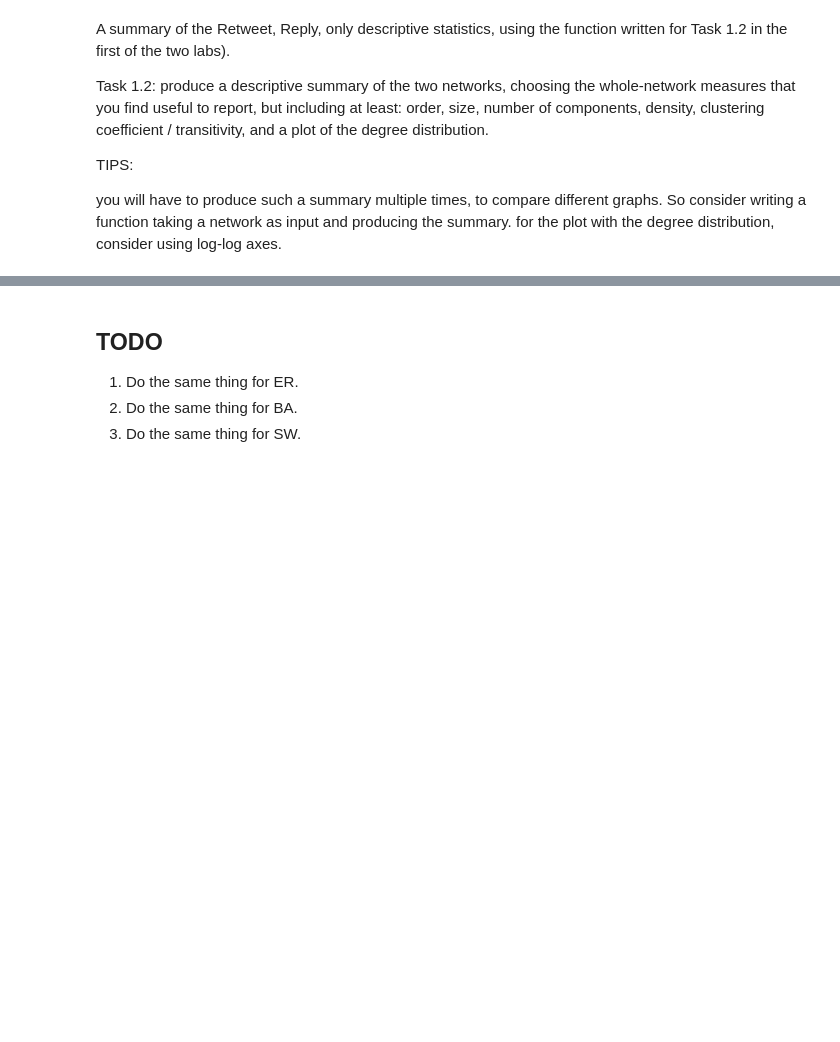
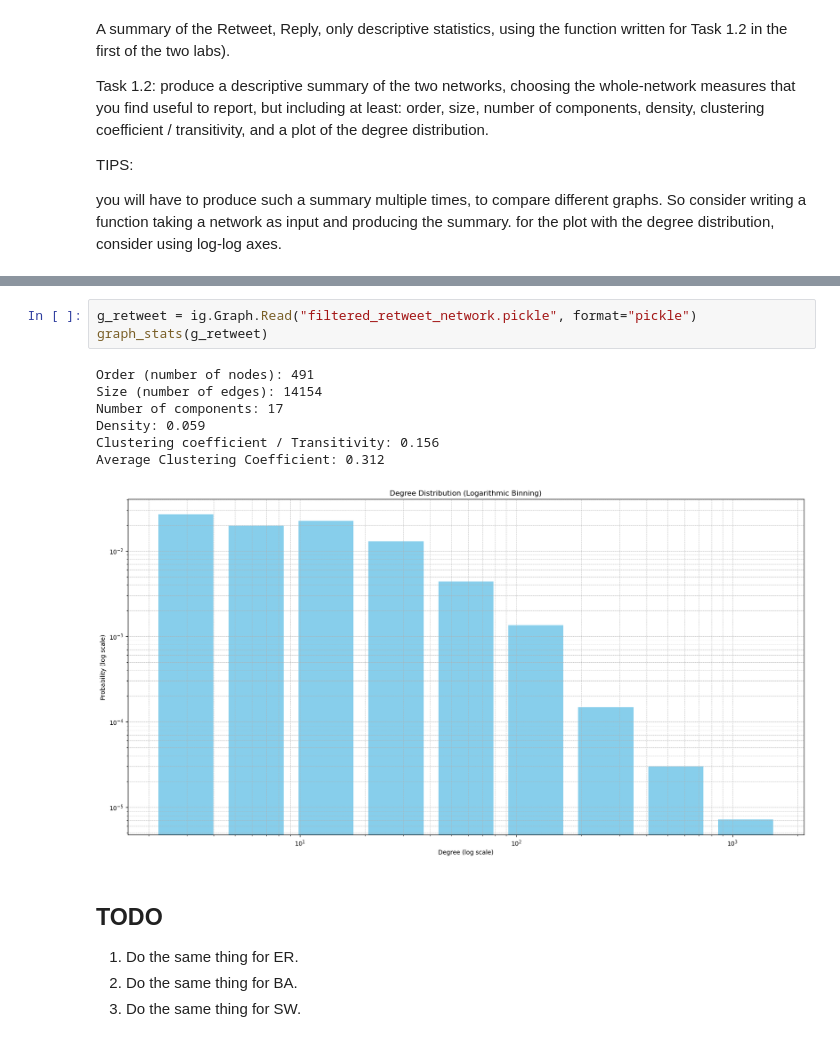
Before and after one commit to SunAndClouds/mining-of-social-data, a Jupyter notebook: lab_1_and_2/task1.ipynb, the cells around one changed output, grey strips where cells are left out. Drawn from its saved outputs; the diff is of its cells as text; blank space fills up the shorter version.

```diff
--- a/lab_1_and_2/task1.ipynb
+++ b/lab_1_and_2/task1.ipynb
@@ -68,3 +132,14 @@ Average Clustering Coefficient: 0.370
+# %%
+g_retweet = ig.Graph.Read("filtered_retweet_network.pickle", format="pickle")
+graph_stats(g_retweet)
+# %% [output]
+Order (number of nodes): 491
+Size (number of edges): 14154
+Number of components: 17
+Density: 0.059
+Clustering coefficient / Transitivity: 0.156
+Average Clustering Coefficient: 0.312
+[figure, added]
 # %% [markdown]
 ## TODO
 1. Do the same thing for ER.
```
Also changed, not shown: parts of 2 cells of this notebook, 6 other files.
